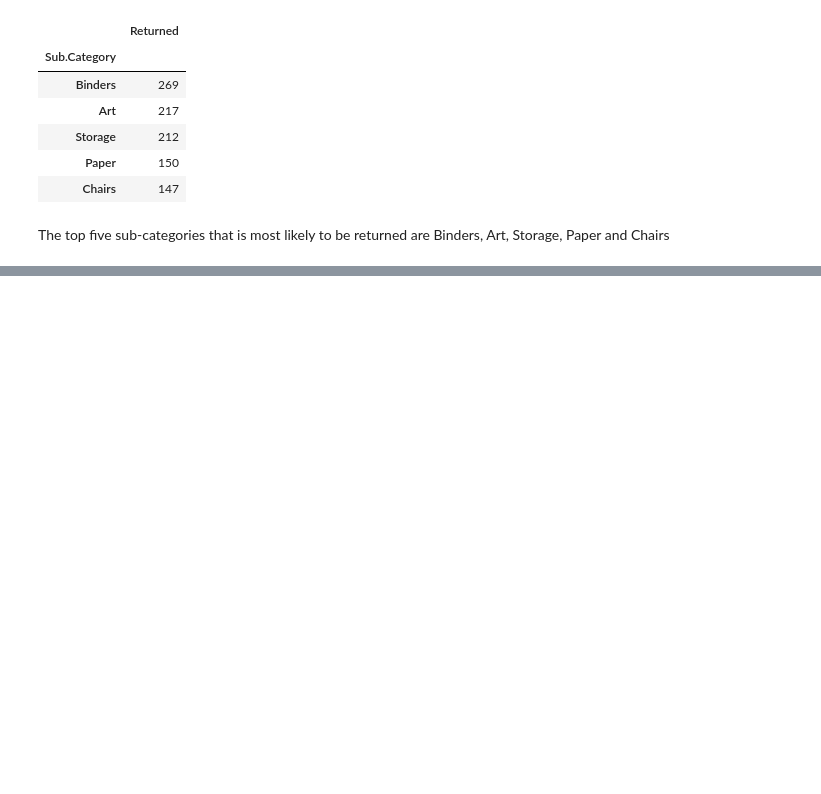
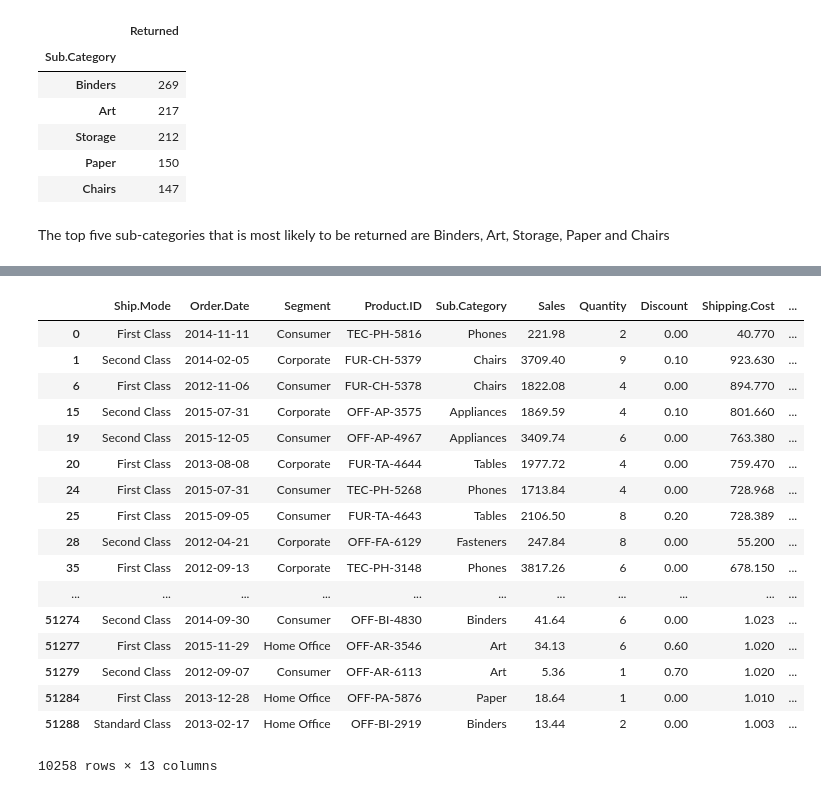
Before and after one commit to axyarthur/JAWS_ML_Lab, a Jupyter notebook: ArthurYu/ArthurYuMLLab.ipynb, the cells around one changed output, grey strips where cells are left out. Saved outputs shown, nothing was run; the diff lists cells and outputs as text; code cells hidden in the pictures; blank space fills up the shorter version.

```diff
--- a/ArthurYu/ArthurYuMLLab.ipynb
+++ b/ArthurYu/ArthurYuMLLab.ipynb
@@ -181,0 +294,5 @@ The top five sub-categories that is most likely to be returned are Binders, Art,
+# %%
+keep_columns = ['Ship.Mode', 'Order.Date', 'Segment', 'Product.ID', 'Sub.Category', 'Sales', 'Quantity', 'Discount', 'Shipping.Cost',\
+                'Order.Priority', 'Returned', 'Process_time', 'ReturnTimes']
+# %%
+retOrd2 = retOrd[keep_columns]
@@ -181,0 +301,25 @@ The top five sub-categories that is most likely to be returned are Binders, Art,
+# %%
+train = random.sample(list(retOrd2.index), int(0.8*len(retOrd2.index)))
+# %%
+test = list(map(lambda x: x not in train, list(retOrd2.index)))
+# %%
+retOrd2.loc[test]
+# %% [output]
+|  | Ship.Mode | Order.Date | Segment | Product.ID | Sub.Category | Sales | Quantity | Discount | Shipping.Cost | ... |
+| 0 | First Class | 2014-11-11 | Consumer | TEC-PH-5816 | Phones | 221.98 | 2 | 0.00 | 40.770 | ... |
+| 1 | Second Class | 2014-02-05 | Corporate | FUR-CH-5379 | Chairs | 3709.40 | 9 | 0.10 | 923.630 | ... |
+| 6 | First Class | 2012-11-06 | Consumer | FUR-CH-5378 | Chairs | 1822.08 | 4 | 0.00 | 894.770 | ... |
+| 15 | Second Class | 2015-07-31 | Corporate | OFF-AP-3575 | Appliances | 1869.59 | 4 | 0.10 | 801.660 | ... |
+| 19 | Second Class | 2015-12-05 | Consumer | OFF-AP-4967 | Appliances | 3409.74 | 6 | 0.00 | 763.380 | ... |
+| 20 | First Class | 2013-08-08 | Corporate | FUR-TA-4644 | Tables | 1977.72 | 4 | 0.00 | 759.470 | ... |
+| 24 | First Class | 2015-07-31 | Consumer | TEC-PH-5268 | Phones | 1713.84 | 4 | 0.00 | 728.968 | ... |
+| 25 | First Class | 2015-09-05 | Consumer | FUR-TA-4643 | Tables | 2106.50 | 8 | 0.20 | 728.389 | ... |
+| 28 | Second Class | 2012-04-21 | Corporate | OFF-FA-6129 | Fasteners | 247.84 | 8 | 0.00 | 55.200 | ... |
+| 35 | First Class | 2012-09-13 | Corporate | TEC-PH-3148 | Phones | 3817.26 | 6 | 0.00 | 678.150 | ... |
+| ... | ... | ... | ... | ... | ... | ... | ... | ... | ... | ... |
+| 51274 | Second Class | 2014-09-30 | Consumer | OFF-BI-4830 | Binders | 41.64 | 6 | 0.00 | 1.023 | ... |
+| 51277 | First Class | 2015-11-29 | Home Office | OFF-AR-3546 | Art | 34.13 | 6 | 0.60 | 1.020 | ... |
+| 51279 | Second Class | 2012-09-07 | Consumer | OFF-AR-6113 | Art | 5.36 | 1 | 0.70 | 1.020 | ... |
+| 51284 | First Class | 2013-12-28 | Home Office | OFF-PA-5876 | Paper | 18.64 | 1 | 0.00 | 1.010 | ... |
+| 51288 | Standard Class | 2013-02-17 | Home Office | OFF-BI-2919 | Binders | 13.44 | 2 | 0.00 | 1.003 | ... |
+10258 rows × 13 columns
```
Also changed, not shown: parts of 28 cells of this notebook.
